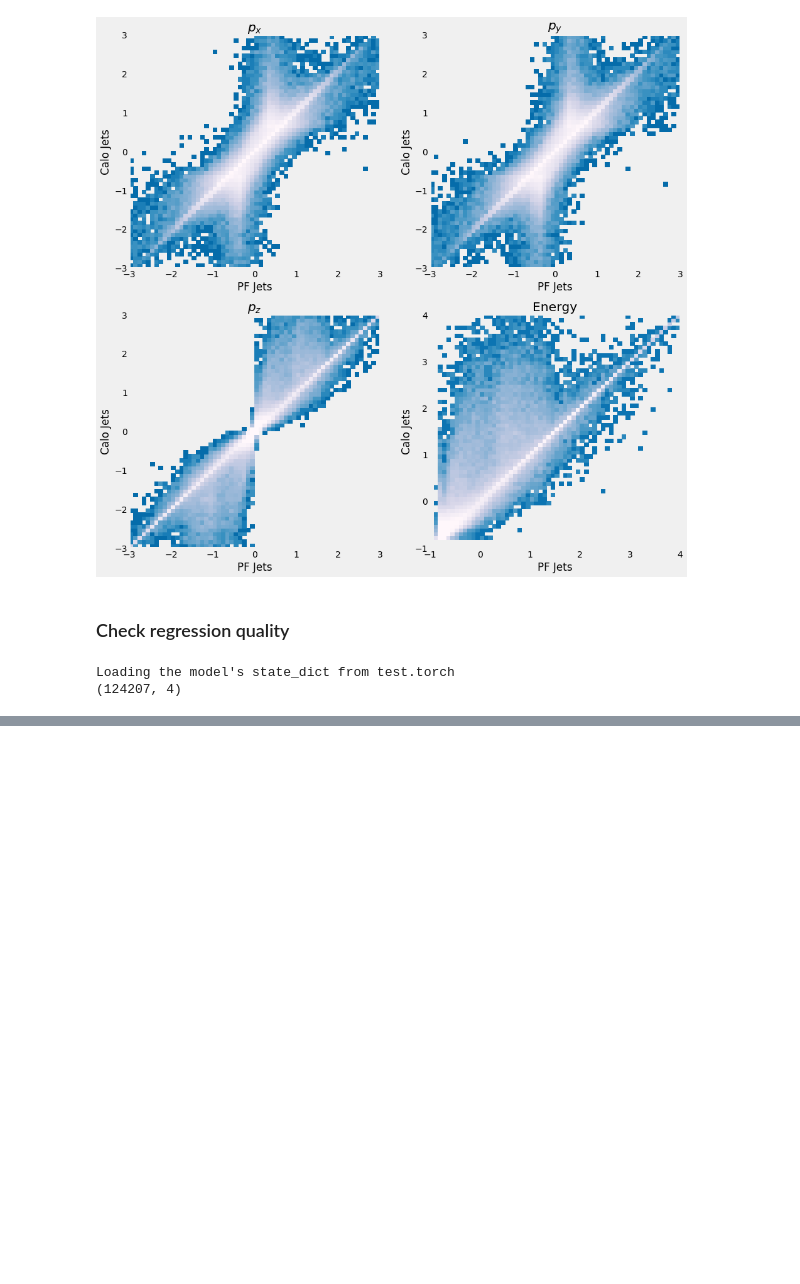
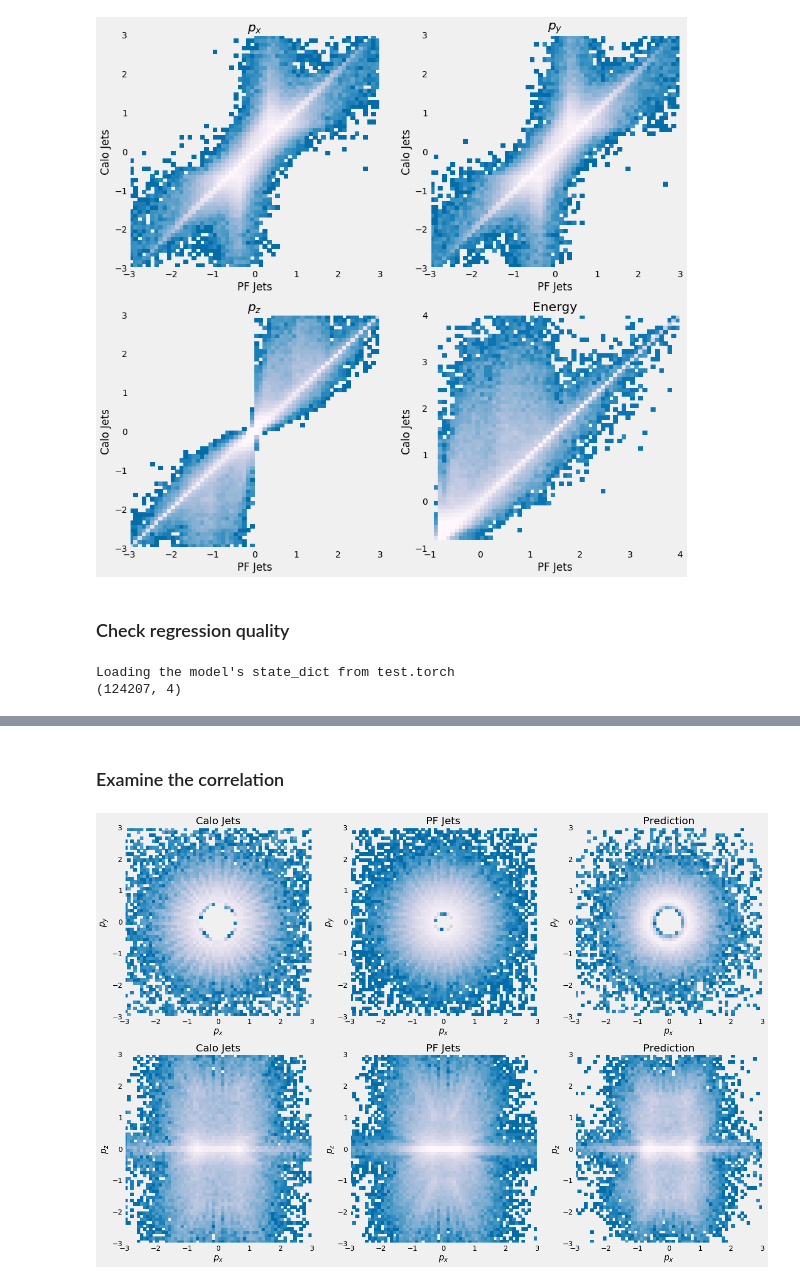
Before and after one commit to thongonary/EDMtuplizer, a Jupyter notebook: Visualization.ipynb, the cells around one changed output, grey strips where cells are left out. Cells and saved outputs as stored; diff of their text form; code cells hidden in the pictures; blank space fills up the shorter version.

```diff
--- a/Visualization.ipynb
+++ b/Visualization.ipynb
@@ -194,0 +199,45 @@ fig.show()
+# %% [markdown]
+### Examine the correlation
+# %%
+fig, [[ax0, ax1, ax2], [ax3, ax4, ax5]] =  plt.subplots(nrows=2, ncols=3, figsize=(20, 14))
+
+ax0.hist2d(data.calojets_px, data.calojets_py, bins=60, range=((-3,3), (-3,3)),
+           density=True,
+           norm=colors.LogNorm(vmin=1e-4, vmax=1),
+           cmap='PuBu_r')
+ax0.set(title='Calo Jets', xlabel='$p_x$', ylabel='$p_y$')
+
+ax1.hist2d(data.pfjets_px, data.pfjets_py, bins=60, range=((-3,3), (-3,3)),
+           density=True,
+           norm=colors.LogNorm(vmin=1e-4, vmax=1),
+           cmap='PuBu_r')
+ax1.set(title='PF Jets', xlabel='$p_x$', ylabel='$p_y$')
+
+ax2.hist2d(prediction[:,0].flatten(), prediction[:,1].flatten(), bins=60, range=((-3,3), (-3,3)),
+           density=True,
+           norm=colors.LogNorm(vmin=1e-4, vmax=1),
+           cmap='PuBu_r')
+ax2.set(title='Prediction', xlabel='$p_x$', ylabel='$p_y$')
+
+
+ax3.hist2d(data.calojets_px, data.calojets_pz, bins=60, range=((-3,3), (-3,3)),
+           density=True,
+           norm=colors.LogNorm(vmin=1e-4, vmax=1),
+           cmap='PuBu_r')
+ax3.set(title='Calo Jets', xlabel='$p_x$', ylabel='$p_z$')
+
+ax4.hist2d(data.pfjets_px, data.pfjets_pz, bins=60, range=((-3,3), (-3,3)),
+           density=True,
+           norm=colors.LogNorm(vmin=1e-4, vmax=1),
+           cmap='PuBu_r')
+ax4.set(title='PF Jets', xlabel='$p_x$', ylabel='$p_z$')
+
+ax5.hist2d(prediction[:,0].flatten(), prediction[:,2].flatten(), bins=60, range=((-3,3), (-3,3)),
+           density=True,
+           norm=colors.LogNorm(vmin=1e-4, vmax=1),
+           cmap='PuBu_r')
+ax5.set(title='Prediction', xlabel='$p_x$', ylabel='$p_z$')
+
+fig.show()
+# %% [output]
+[figure, added]
```
Also changed, not shown: parts of 2 cells of this notebook.
